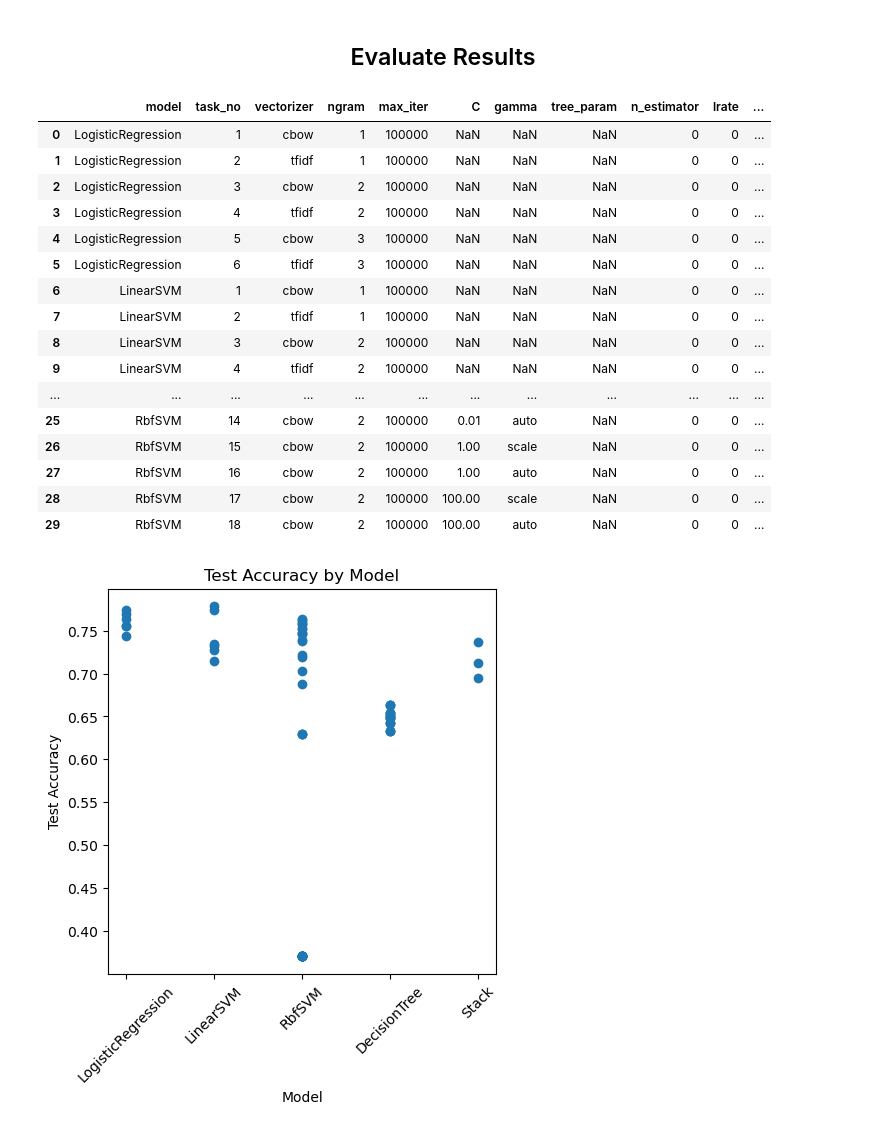
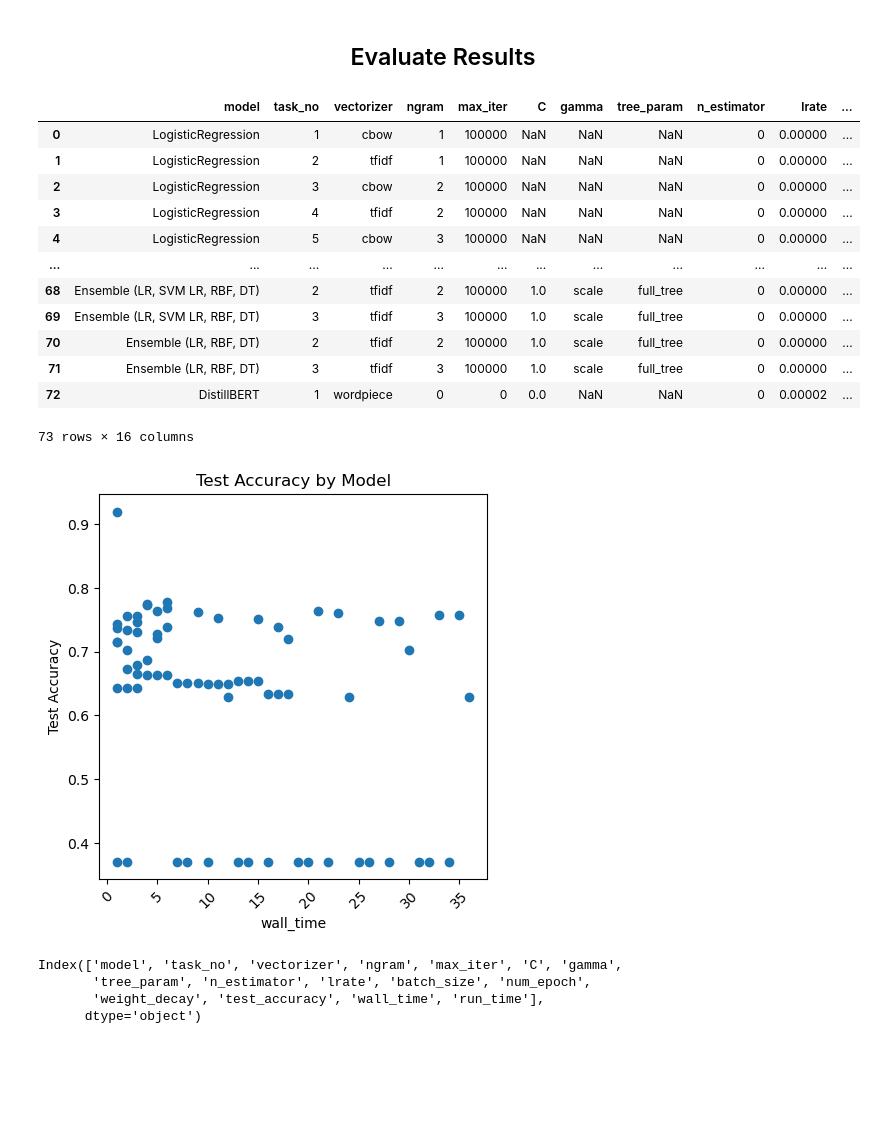
Before and after one commit to c004-ntu/KM6312_MovieRecommender, a Jupyter notebook: movie_sentiment/Evaluation_Results.ipynb, the cells around one changed output. Saved outputs shown, nothing was run; the diff lists cells and outputs as text; code cells hidden in the pictures; blank space fills up the shorter version.

Commit message:
update eval result

```diff
--- a/movie_sentiment/Evaluation_Results.ipynb
+++ b/movie_sentiment/Evaluation_Results.ipynb
@@ -6,45 +6,42 @@ import seaborn as sns
 import matplotlib.pyplot as plt
 # %%
 # Load data
-data_df = pd.read_csv('data/rating_auto_label_sentiment_two_classes.csv')
-data_df = data_df [['review_text','sentiment']]
-data_df = data_df.dropna()
-
 result_LR = pd.read_csv('output/result_LR.csv')
 result_SVM_LR = pd.read_csv('output/result_SVM_LR.csv')
 result_SVM_RBF = pd.read_csv('output/result_SVM_RBF.csv')
 result_DT = pd.read_csv('output/result_DT.csv')
 result_EL = pd.read_csv('output/result_EL.csv')
-# result_df = pd.read_csv('output/result_DB.csv')
+result_DB = pd.read_csv('output/result_DB.csv')
 
-result_df = pd.concat([result_LR, result_SVM_LR, result_SVM_RBF, result_DT, result_EL], axis=0)
+result_df = pd.concat([result_LR, result_SVM_LR, result_SVM_RBF, result_DT, result_EL, result_DB], axis=0)
 result_df.reset_index(drop=True, inplace=True)
-result_df.head(30)
+result_df.head(100)
 # %% [output]
 |  | model | task_no | vectorizer | ngram | max_iter | C | gamma | tree_param | n_estimator | lrate | ... |
-| 0 | LogisticRegression | 1 | cbow | 1 | 100000 | NaN | NaN | NaN | 0 | 0 | ... |
-| 1 | LogisticRegression | 2 | tfidf | 1 | 100000 | NaN | NaN | NaN | 0 | 0 | ... |
-| 2 | LogisticRegression | 3 | cbow | 2 | 100000 | NaN | NaN | NaN | 0 | 0 | ... |
-| 3 | LogisticRegression | 4 | tfidf | 2 | 100000 | NaN | NaN | NaN | 0 | 0 | ... |
-| 4 | LogisticRegression | 5 | cbow | 3 | 100000 | NaN | NaN | NaN | 0 | 0 | ... |
-| 5 | LogisticRegression | 6 | tfidf | 3 | 100000 | NaN | NaN | NaN | 0 | 0 | ... |
-| 6 | LinearSVM | 1 | cbow | 1 | 100000 | NaN | NaN | NaN | 0 | 0 | ... |
-| 7 | LinearSVM | 2 | tfidf | 1 | 100000 | NaN | NaN | NaN | 0 | 0 | ... |
-| 8 | LinearSVM | 3 | cbow | 2 | 100000 | NaN | NaN | NaN | 0 | 0 | ... |
-| 9 | LinearSVM | 4 | tfidf | 2 | 100000 | NaN | NaN | NaN | 0 | 0 | ... |
+| 0 | LogisticRegression | 1 | cbow | 1 | 100000 | NaN | NaN | NaN | 0 | 0.00000 | ... |
+| 1 | LogisticRegression | 2 | tfidf | 1 | 100000 | NaN | NaN | NaN | 0 | 0.00000 | ... |
+| 2 | LogisticRegression | 3 | cbow | 2 | 100000 | NaN | NaN | NaN | 0 | 0.00000 | ... |
+| 3 | LogisticRegression | 4 | tfidf | 2 | 100000 | NaN | NaN | NaN | 0 | 0.00000 | ... |
+| 4 | LogisticRegression | 5 | cbow | 3 | 100000 | NaN | NaN | NaN | 0 | 0.00000 | ... |
 | ... | ... | ... | ... | ... | ... | ... | ... | ... | ... | ... | ... |
-| 25 | RbfSVM | 14 | cbow | 2 | 100000 | 0.01 | auto | NaN | 0 | 0 | ... |
-| 26 | RbfSVM | 15 | cbow | 2 | 100000 | 1.00 | scale | NaN | 0 | 0 | ... |
-| 27 | RbfSVM | 16 | cbow | 2 | 100000 | 1.00 | auto | NaN | 0 | 0 | ... |
-| 28 | RbfSVM | 17 | cbow | 2 | 100000 | 100.00 | scale | NaN | 0 | 0 | ... |
-| 29 | RbfSVM | 18 | cbow | 2 | 100000 | 100.00 | auto | NaN | 0 | 0 | ... |
+| 68 | Ensemble (LR, SVM LR, RBF, DT) | 2 | tfidf | 2 | 100000 | 1.0 | scale | full_tree | 0 | 0.00000 | ... |
+| 69 | Ensemble (LR, SVM LR, RBF, DT) | 3 | tfidf | 3 | 100000 | 1.0 | scale | full_tree | 0 | 0.00000 | ... |
+| 70 | Ensemble (LR, RBF, DT) | 2 | tfidf | 2 | 100000 | 1.0 | scale | full_tree | 0 | 0.00000 | ... |
+| 71 | Ensemble (LR, RBF, DT) | 3 | tfidf | 3 | 100000 | 1.0 | scale | full_tree | 0 | 0.00000 | ... |
+| 72 | DistillBERT | 1 | wordpiece | 0 | 0 | 0.0 | NaN | NaN | 0 | 0.00002 | ... |
+73 rows × 16 columns
 # %%
 plt.figure(figsize=(5, 5))
-plt.scatter(result_df['model'], result_df['test_accuracy'])
+plt.scatter(result_df['task_no'], result_df['test_accuracy'])
 plt.title('Test Accuracy by Model')
-plt.xlabel('Model')
+plt.xlabel('wall_time')
 plt.ylabel('Test Accuracy')
 plt.xticks(rotation=45)
 plt.show()
+print(result_df.columns)
 # %% [output]
-[figure, old version]
+[figure, new version]
+Index(['model', 'task_no', 'vectorizer', 'ngram', 'max_iter', 'C', 'gamma',
+       'tree_param', 'n_estimator', 'lrate', 'batch_size', 'num_epoch',
+       'weight_decay', 'test_accuracy', 'wall_time', 'run_time'],
+      dtype='object')
```
Also changed, not shown: parts of 1 cell of this notebook, 2 other files.
